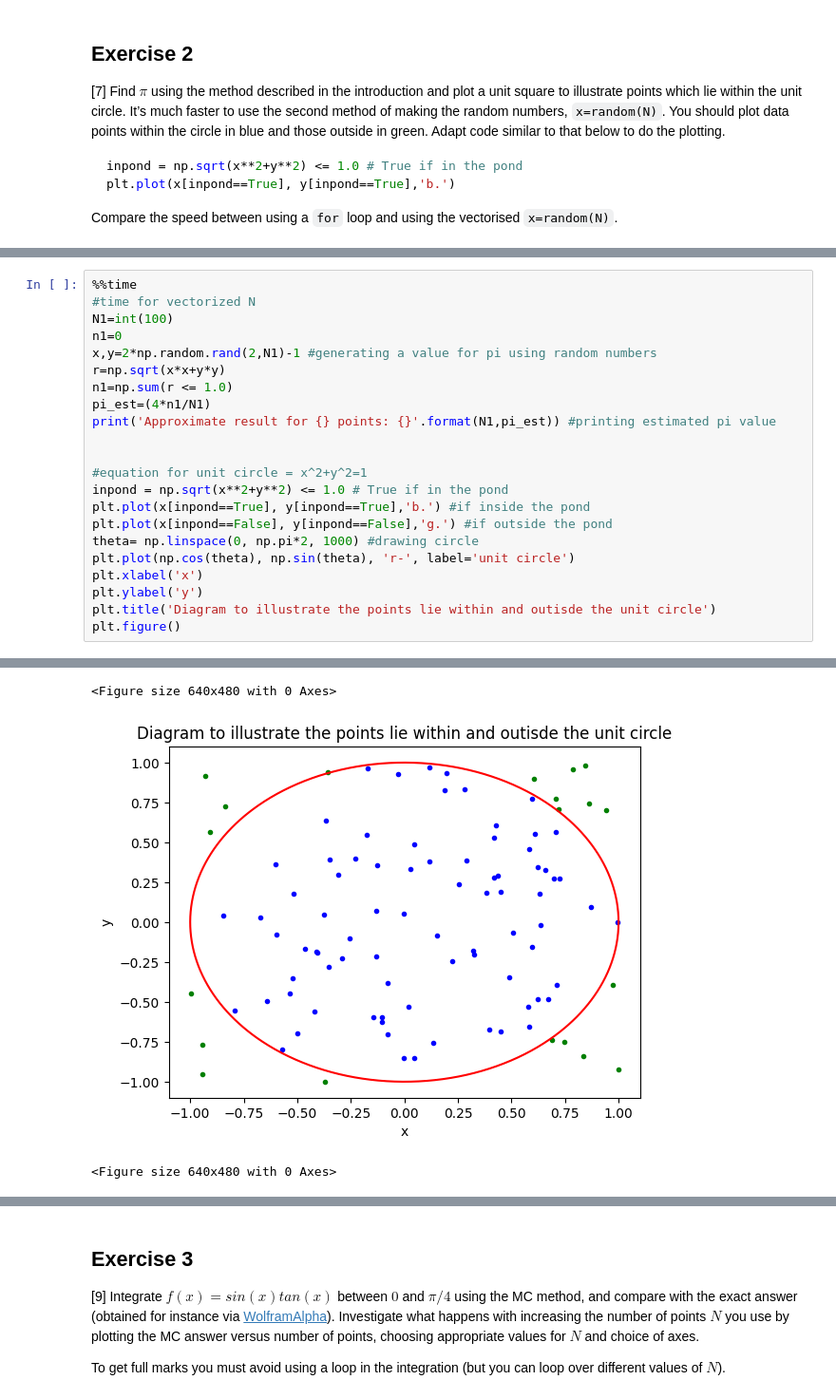
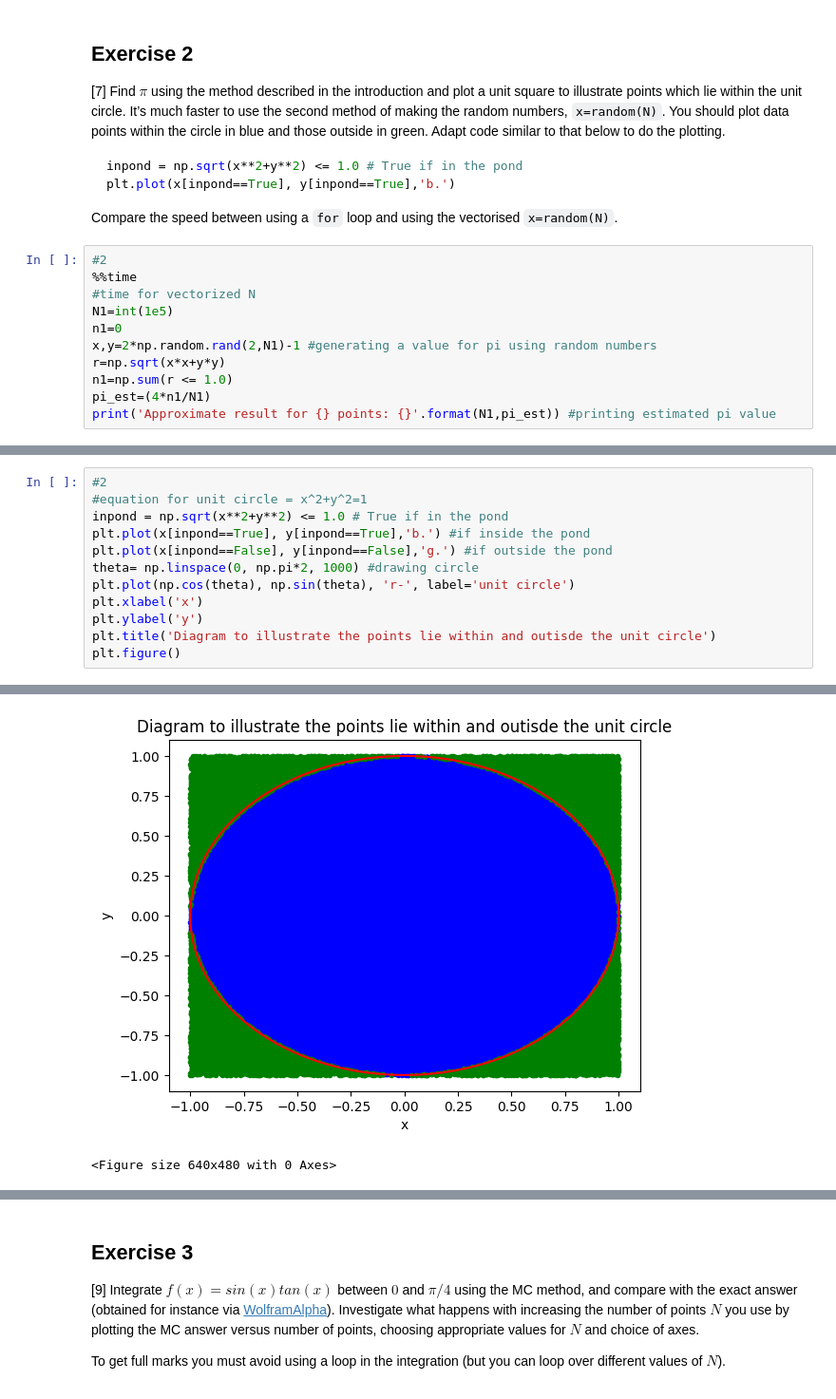
Before and after one commit to PX2145-2025/week-6-b-Anest-Cunliffe, a Jupyter notebook: Monte_Carlo.ipynb, the cells around one changed output, grey strips where cells are left out. Shown at 95% size. Drawn from its saved outputs; the diff is of its cells as text.

````diff
--- a/Monte_Carlo.ipynb
+++ b/Monte_Carlo.ipynb
@@ -254,3 +255,14 @@ inpond = np.sqrt(x**2+y**2) <= 1.0 # True if in the pond
 plt.plot(x[inpond==True], y[inpond==True],'b.')
 ```
  Compare the speed between using a `for` loop and using the vectorised `x=random(N)`.
+# %%
+#2
+%%time
+#time for vectorized N
+N1=int(1e5)
+n1=0
+x,y=2*np.random.rand(2,N1)-1 #generating a value for pi using random numbers
+r=np.sqrt(x*x+y*y)
+n1=np.sum(r <= 1.0)
+pi_est=(4*n1/N1)
+print('Approximate result for {} points: {}'.format(N1,pi_est)) #printing estimated pi value
@@ -257,15 +273,5 @@ plt.plot(x[inpond==True], y[inpond==True],'b.')
 # %%
-%%time
-#time for vectorized N
-N1=int(100)
-n1=0
-x,y=2*np.random.rand(2,N1)-1 #generating a value for pi using random numbers
-r=np.sqrt(x*x+y*y)
-n1=np.sum(r <= 1.0)
-pi_est=(4*n1/N1)
-print('Approximate result for {} points: {}'.format(N1,pi_est)) #printing estimated pi value
-
-
+#2
 #equation for unit circle = x^2+y^2=1
 inpond = np.sqrt(x**2+y**2) <= 1.0 # True if in the pond
 plt.plot(x[inpond==True], y[inpond==True],'b.') #if inside the pond
@@ -283,3 +287,2 @@ Wall time: 19.7 ms
+[figure, new version]
 <Figure size 640x480 with 0 Axes>
-[figure, old version]
-<Figure size 640x480 with 0 Axes>
````
Also changed, not shown: parts of 8 cells of this notebook.
